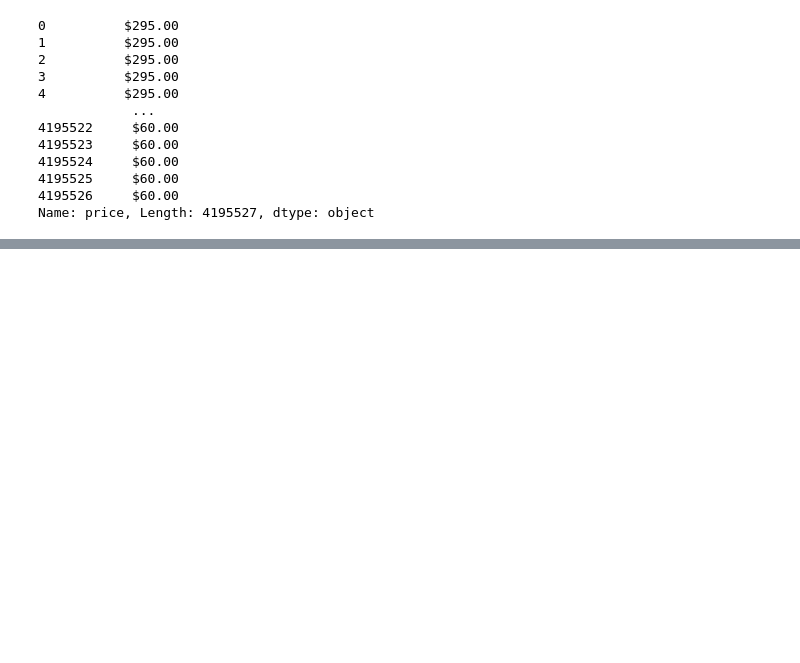
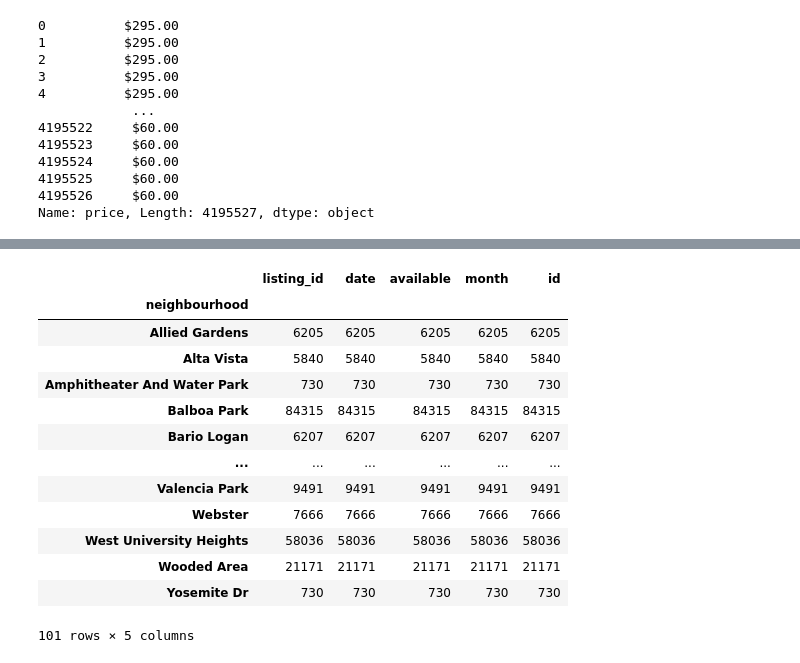
Before and after one commit to elliekwang/final_proj, a Jupyter notebook: airbnb.ipynb, the cells around one changed output, grey strips where cells are left out. Saved outputs shown, nothing was run; the diff lists cells and outputs as text; code cells hidden in the pictures; blank space fills up the shorter version.

```diff
--- a/airbnb.ipynb
+++ b/airbnb.ipynb
@@ -361,0 +621,17 @@ listings
+# %%
+occupancy_df.groupby('neighbourhood').count()
+# %% [output]
+|  | listing_id | date | available | month | id |
+| neighbourhood |  |  |  |  |  |
+| Allied Gardens | 6205 | 6205 | 6205 | 6205 | 6205 |
+| Alta Vista | 5840 | 5840 | 5840 | 5840 | 5840 |
+| Amphitheater And Water Park | 730 | 730 | 730 | 730 | 730 |
+| Balboa Park | 84315 | 84315 | 84315 | 84315 | 84315 |
+| Bario Logan | 6207 | 6207 | 6207 | 6207 | 6207 |
+| ... | ... | ... | ... | ... | ... |
+| Valencia Park | 9491 | 9491 | 9491 | 9491 | 9491 |
+| Webster | 7666 | 7666 | 7666 | 7666 | 7666 |
+| West University Heights | 58036 | 58036 | 58036 | 58036 | 58036 |
+| Wooded Area | 21171 | 21171 | 21171 | 21171 | 21171 |
+| Yosemite Dr | 730 | 730 | 730 | 730 | 730 |
+101 rows × 5 columns
```
Also changed, not shown: parts of 53 cells of this notebook, 1 other file.
